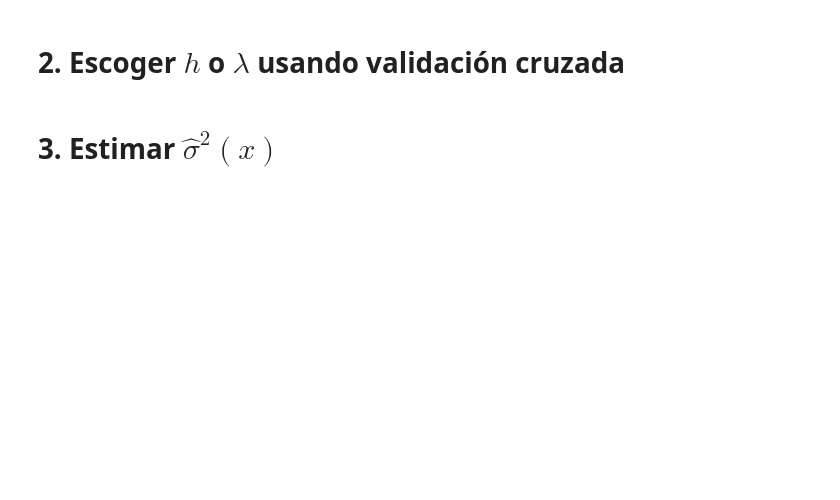
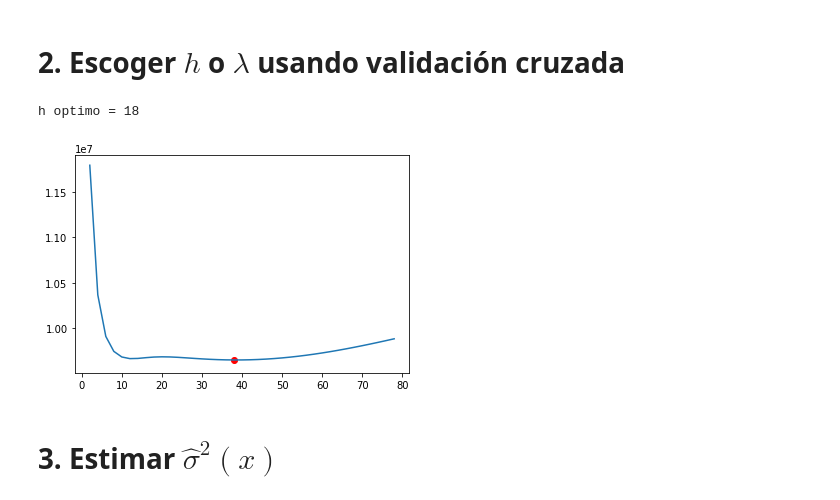
Before and after one commit to Viridianalr/Estadistica-III-2019, a Jupyter notebook: Código python/Suavizamiento.ipynb, the cells around one changed output. Cells and saved outputs as stored; diff of their text form; code cells hidden in the pictures; blank space fills up the shorter version.

```diff
--- a/Código python/Suavizamiento.ipynb
+++ b/Código python/Suavizamiento.ipynb
@@ -101,4 +54,18 @@ p = 3
 # %% [markdown]
 # 2. Escoger $h$ o $\lambda$ usando validación cruzada
+# %%
+def Risk(h):
+    L = [K(0)/sum(K((X[j]-X[i])/h) for j in range(n)) for i in range(n)]
+    return ((1/n)*sum(((rn(X[i],h)- Y[i])/(1-L[i]))**2 for i in range(n)))
+
+rango = np.arange(2,80,2)
+Ry = [Risk(x) for x in rango]
+plt.plot(rango,Ry)
+hop = np.argmin(Ry)
+plt.scatter(rango[hop],Ry[hop],color='red')
+print('h optimo = {}'.format(hop))
+# %% [output]
+h optimo = 18
+[figure, added]
 # %% [markdown]
 # 3. Estimar $\hat{\sigma}^{2}(x)$
```
Also changed, not shown: parts of 15 cells of this notebook.
